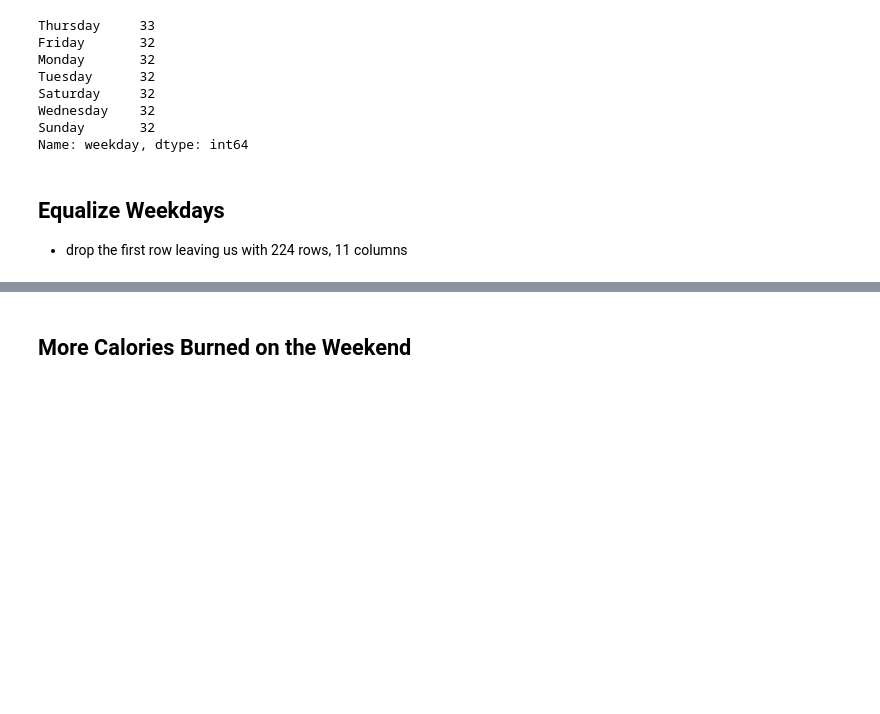
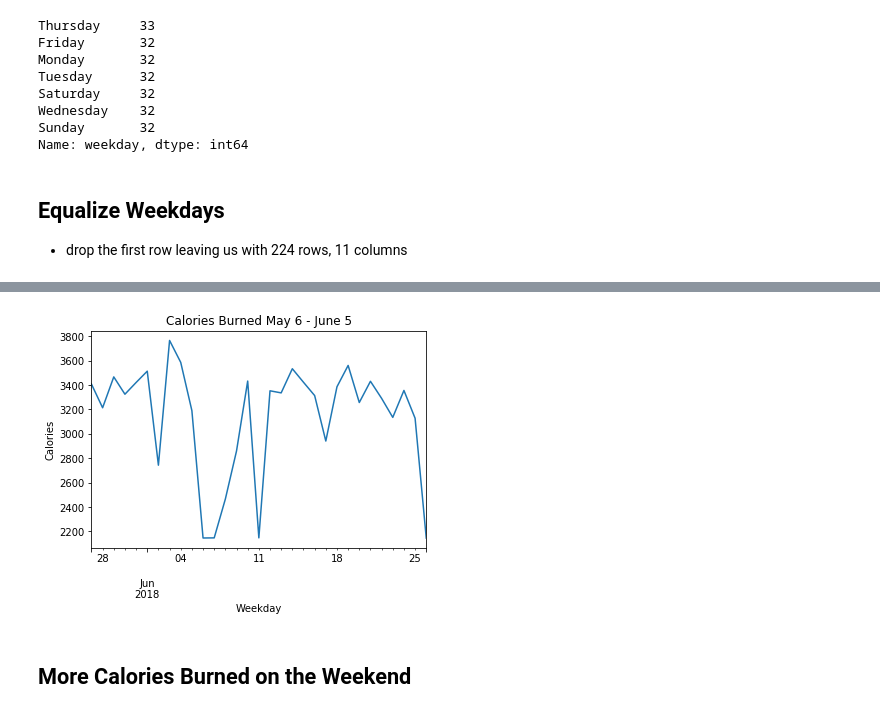
Before and after one commit to U-Gotta-Have-Faith/time_series, a Jupyter notebook: faith_acquire.ipynb, the cells around one changed output, grey strips where cells are left out. Drawn from its saved outputs; the diff is of its cells as text; code cells hidden in the pictures; blank space fills up the shorter version.

```diff
--- a/faith_acquire.ipynb
+++ b/faith_acquire.ipynb
@@ -176,3 +246,12 @@ df.groupby(['weekday'])['calories_burned'].sum().plot()
+# %%
+df['calories_burned']['2018-05-27':'2018-06-26'].plot()
+
+plt.xlabel('Weekday')
+plt.ylabel('Calories')
+plt.title('Calories Burned May 6 - June 5')
+plt.show()
+# %% [output]
+[figure, added]
 # %% [markdown]
 ## More Calories Burned on the Weekend
 # %%
```
Also changed, not shown: parts of 11 cells of this notebook.
